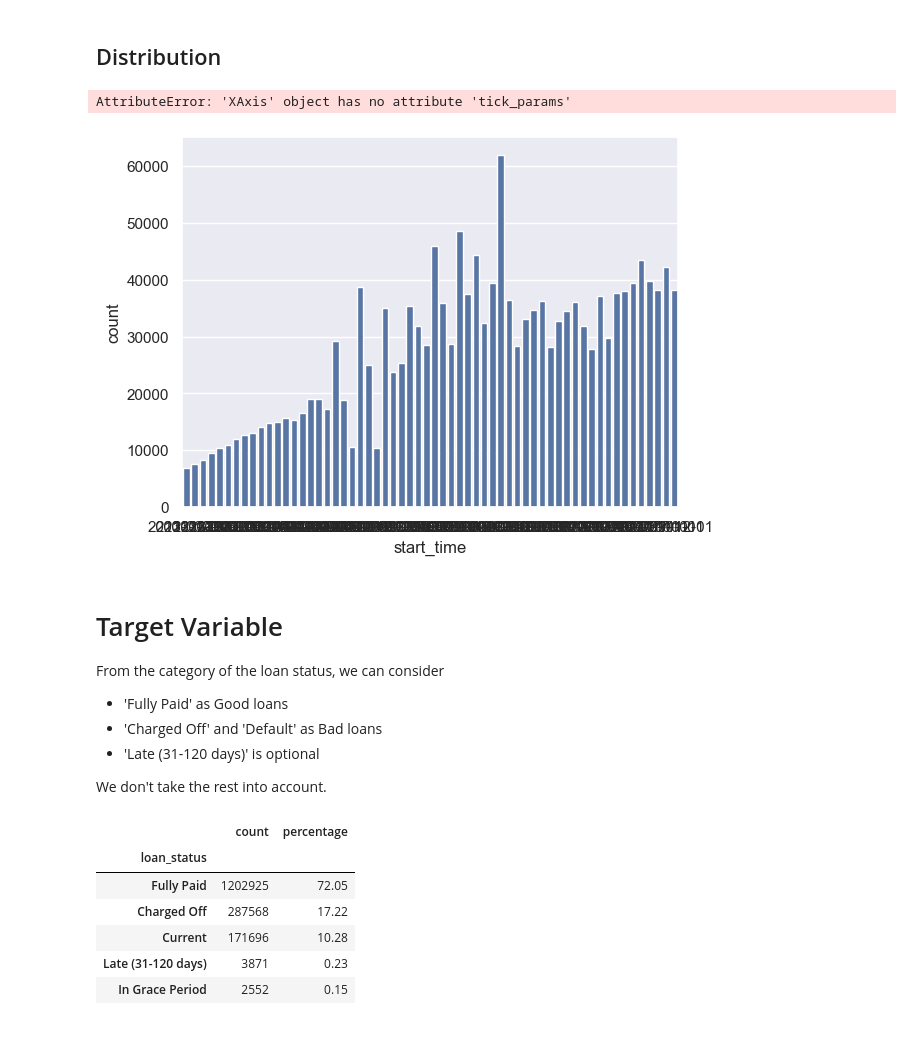
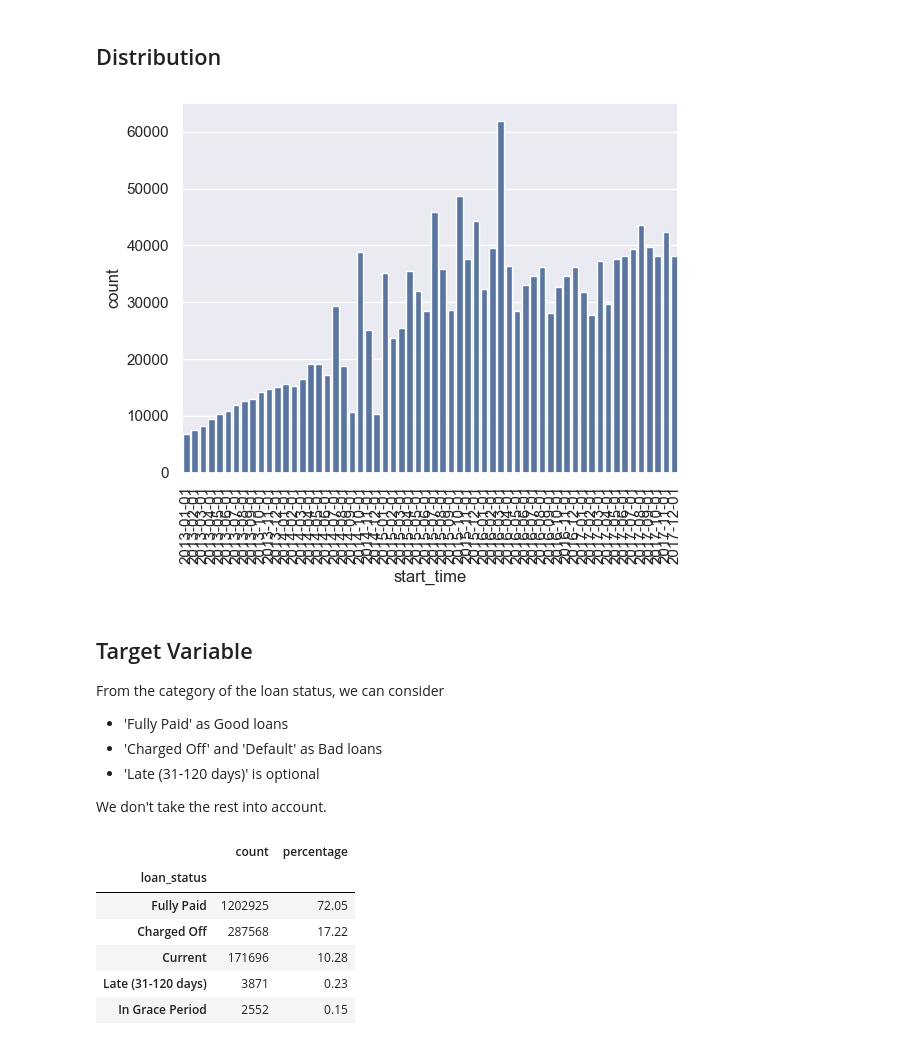
Before and after one commit to tkunanuntakij/lending-club-credit-risk-modeling, a Jupyter notebook: notebooks/01_eda.ipynb, the cells around one changed output. Drawn from its saved outputs; the diff is of its cells as text; code cells hidden in the pictures.

```diff
--- a/notebooks/01_eda.ipynb
+++ b/notebooks/01_eda.ipynb
@@ -106,17 +107,13 @@ summarize(df)
 ## Distribution
 # %%
 load_by_months = pd.DataFrame(df.value_counts('issue_d')).sort_index()
-# plt.plot(load_by_months.index.start_time, load_by_months['count'])
 load_by_months['start_time'] = load_by_months.index.start_time
 p = sns.barplot(load_by_months, x='start_time', y='count')
-# font = fm.FontProperties(size=10)
-p.get_xaxis().tick_params(labelsize=10)
 p.set_xticklabels(p.get_xticklabels(), rotation=90);
 # %% [output]
-AttributeError: 'XAxis' object has no attribute 'tick_params'
-[figure, old version]
+[figure, new version]
 # %% [markdown]
-# Target Variable
+## Target Variable
 
 From the category of the loan status, we can consider
 - 'Fully Paid' as Good loans
```
Also changed, not shown: parts of 28 cells of this notebook, 3 other files.
